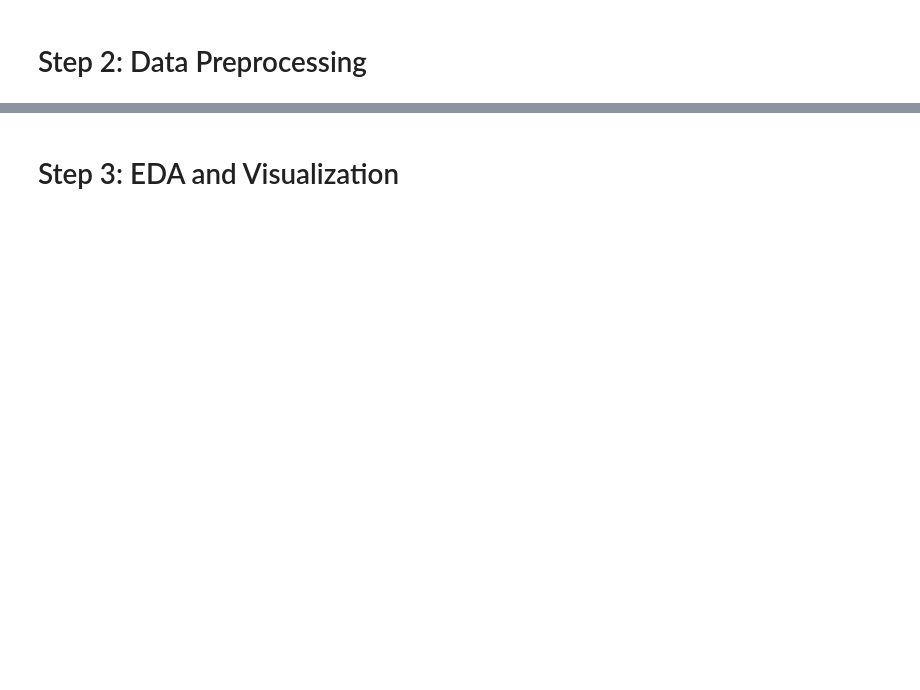
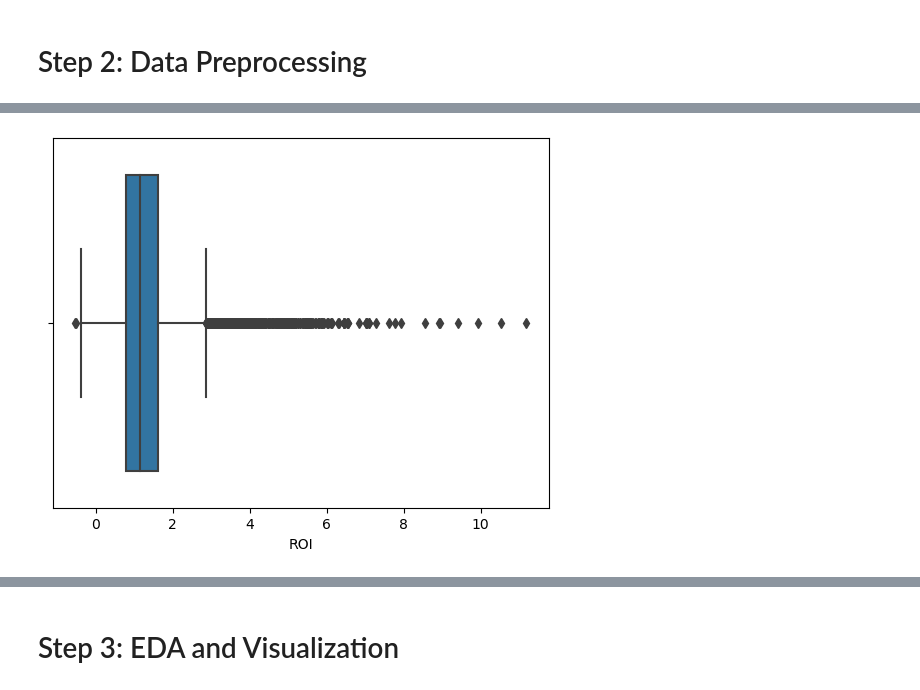
Before and after one commit to lynnndero/PHASE-4-PROJECT, a Jupyter notebook: starter_notebook.ipynb, the cells around one changed output, grey strips where cells are left out. Drawn from its saved outputs; the diff is of its cells as text; code cells hidden in the pictures; blank space fills up the shorter version.

```diff
--- a/starter_notebook.ipynb
+++ b/starter_notebook.ipynb
@@ -153,0 +159,5 @@ memory usage: 1.2 MB
+# %%
+sns.boxplot(x= df['ROI'])
+plt.show()
+# %% [output]
+[figure, added]
```
Also changed, not shown: parts of 72 cells of this notebook, 1 other file.
